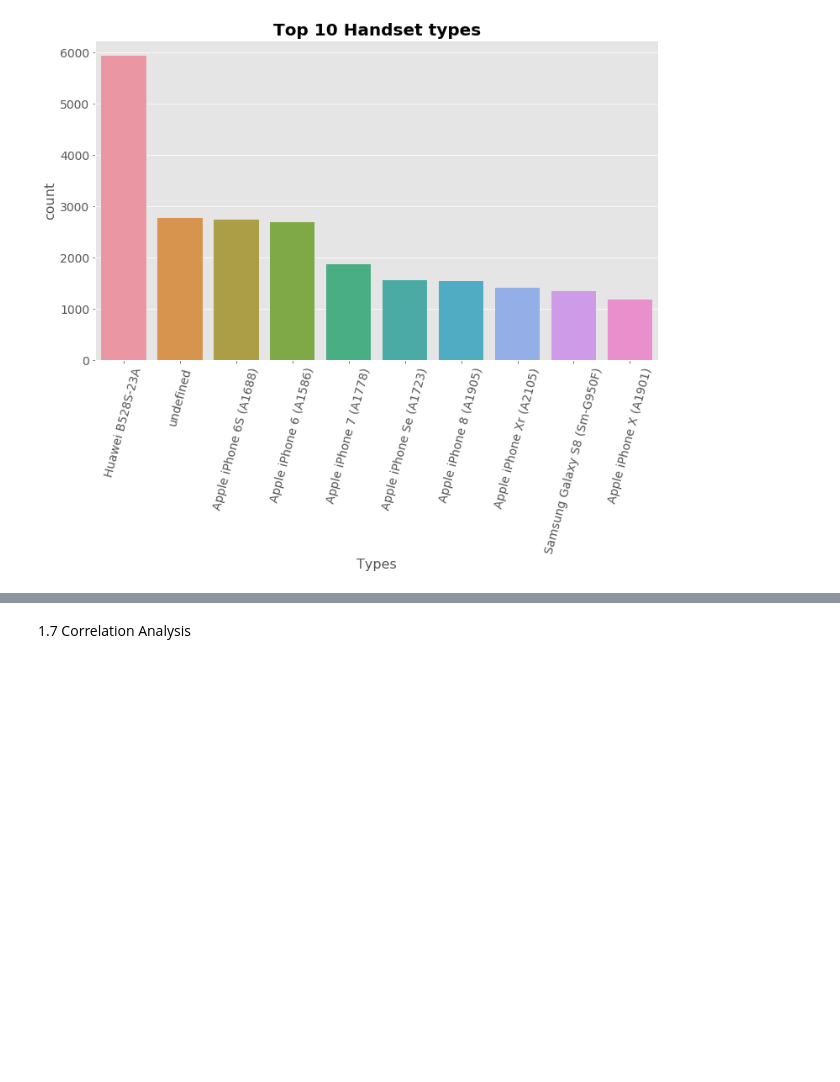
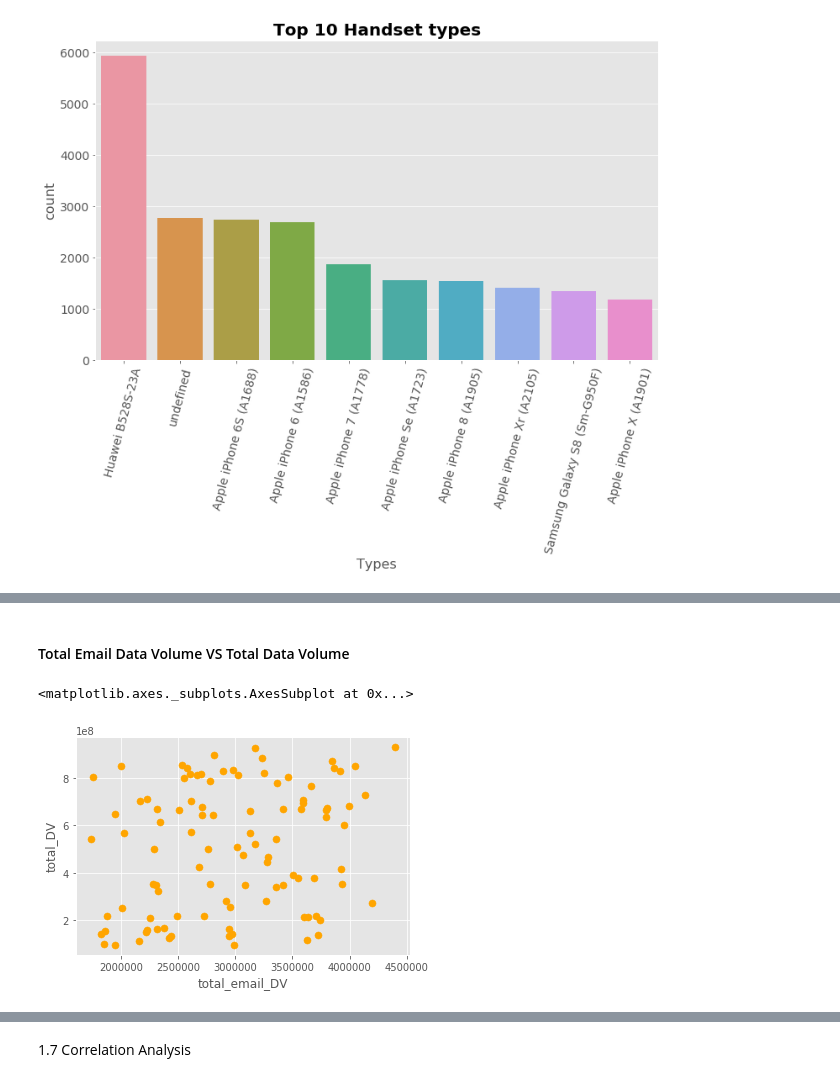
Before and after one commit to andyalex234/Telecom_User_Analytics, a Jupyter notebook: notebooks/user_overview_analysis.ipynb, the cells around one changed output, grey strips where cells are left out. Saved outputs shown, nothing was run; the diff lists cells and outputs as text; code cells hidden in the pictures; blank space fills up the shorter version.

```diff
--- a/notebooks/user_overview_analysis.ipynb
+++ b/notebooks/user_overview_analysis.ipynb
@@ -614,0 +630,8 @@ visiualize.plot_bar(df= df2, x_col='Handset Type', y_col='count', title = 'Top 1
+# %% [markdown]
+#### Total Email Data Volume VS Total Data Volume
+# %%
+
+df[df['total_email_DV'] > 1.729234e+06].sample(100).plot.scatter(x='total_email_DV', y='total_DV', c='orange', s=50)
+# %% [output]
+<matplotlib.axes._subplots.AxesSubplot at 0x...>
+[figure, added]
```
Also changed, not shown: parts of 14 cells of this notebook.
